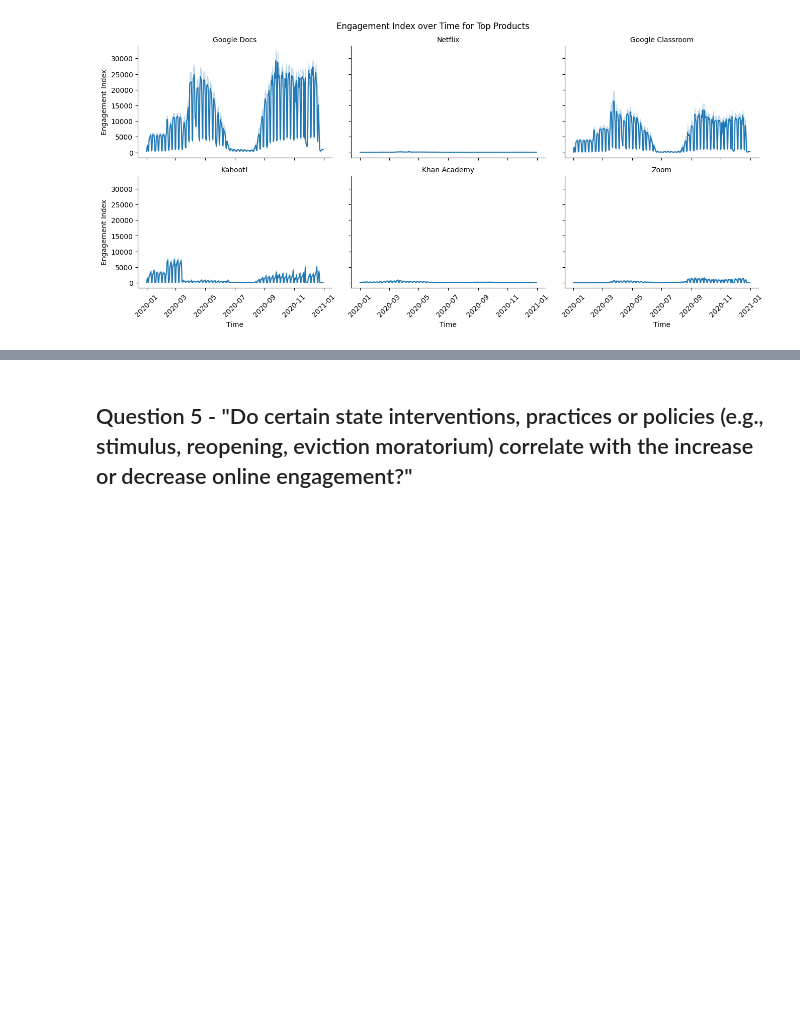
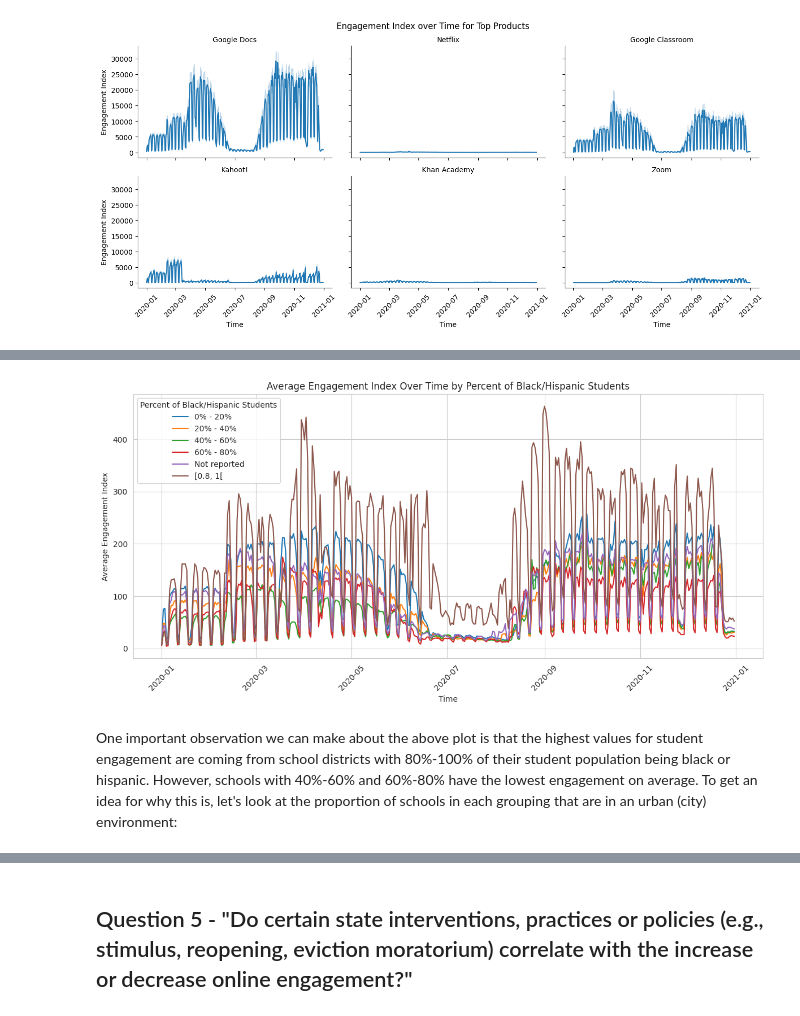
Before and after one commit to jahess150/AnalysisProjects, a Jupyter notebook: analyzing-covid-19-s-effect-on-student-engagement.ipynb, the cells around one changed output, grey strips where cells are left out. Saved outputs shown, nothing was run; the diff lists cells and outputs as text; code cells hidden in the pictures; blank space fills up the shorter version.

```diff
--- a/analyzing-covid-19-s-effect-on-student-engagement.ipynb
+++ b/analyzing-covid-19-s-effect-on-student-engagement.ipynb
@@ -580,0 +680,24 @@ To answer the second part of the question, we can predict these changes will get
+# %%
+# Group by 'pct_black/hispanic' and 'time', then calculate the average engagement_index
+engagement_ethnicity_grouped = engagement_total.groupby(['pct_black/hispanic', 'time']).agg({'engagement_index': 'mean'}).reset_index()
+
+# Set the aesthetic style of the plots
+sns.set_style("whitegrid")
+
+# Create the line plot
+plt.figure(figsize=(12, 6))
+sns.lineplot(data=engagement_ethnicity_grouped, x='time', y='engagement_index', hue='pct_black/hispanic')
+
+# Customize the plot
+plt.xlabel('Time')
+plt.ylabel('Average Engagement Index')
+plt.title('Average Engagement Index Over Time by Percent of Black/Hispanic Students')
+plt.legend(title='Percent of Black/Hispanic Students')  # TODO: Fix label for 80-100%
+plt.xticks(rotation=45)
+plt.tight_layout()
+
+plt.show()
+# %% [output]
+[figure, added]
+# %% [markdown]
+One important observation we can make about the above plot is that the highest values for student engagement are coming from school districts with 80%-100% of their student population being black or hispanic. However, schools with 40%-60% and 60%-80% have the lowest engagement on average. To get an idea for why this is, let's look at the proportion of schools in each grouping that are in an urban (city) environment:
```
Also changed, not shown: parts of 14 cells of this notebook.
